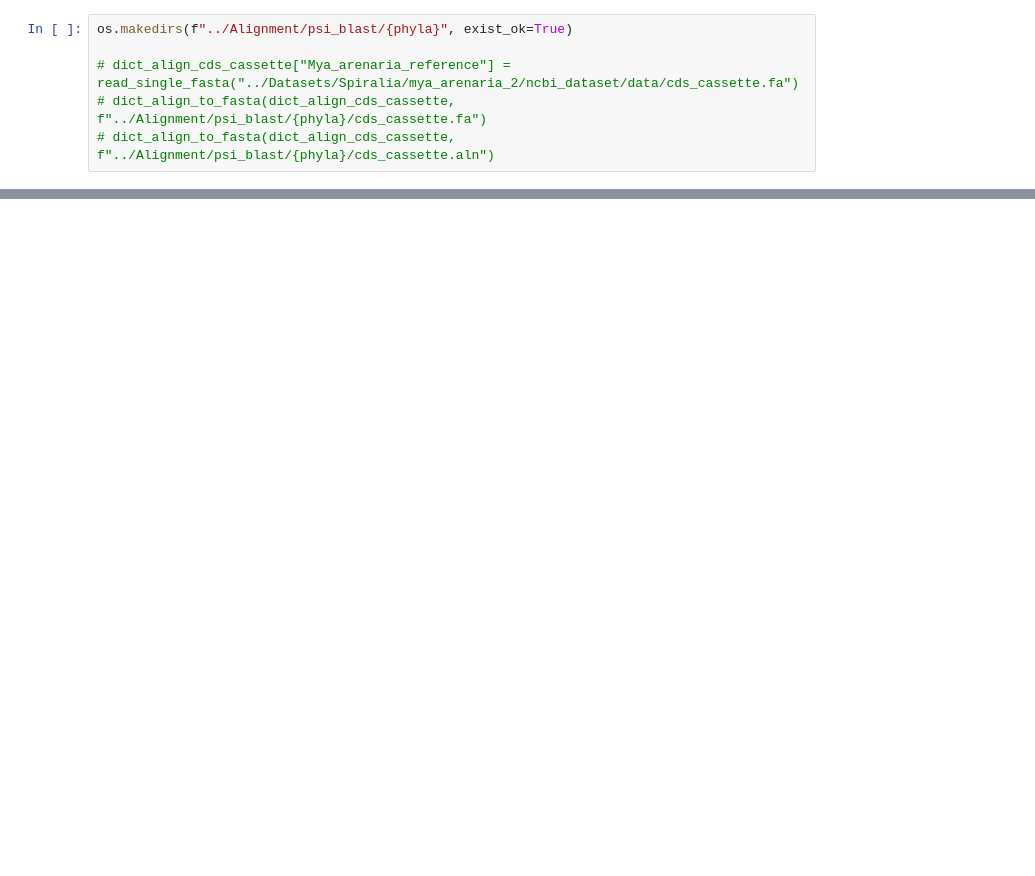
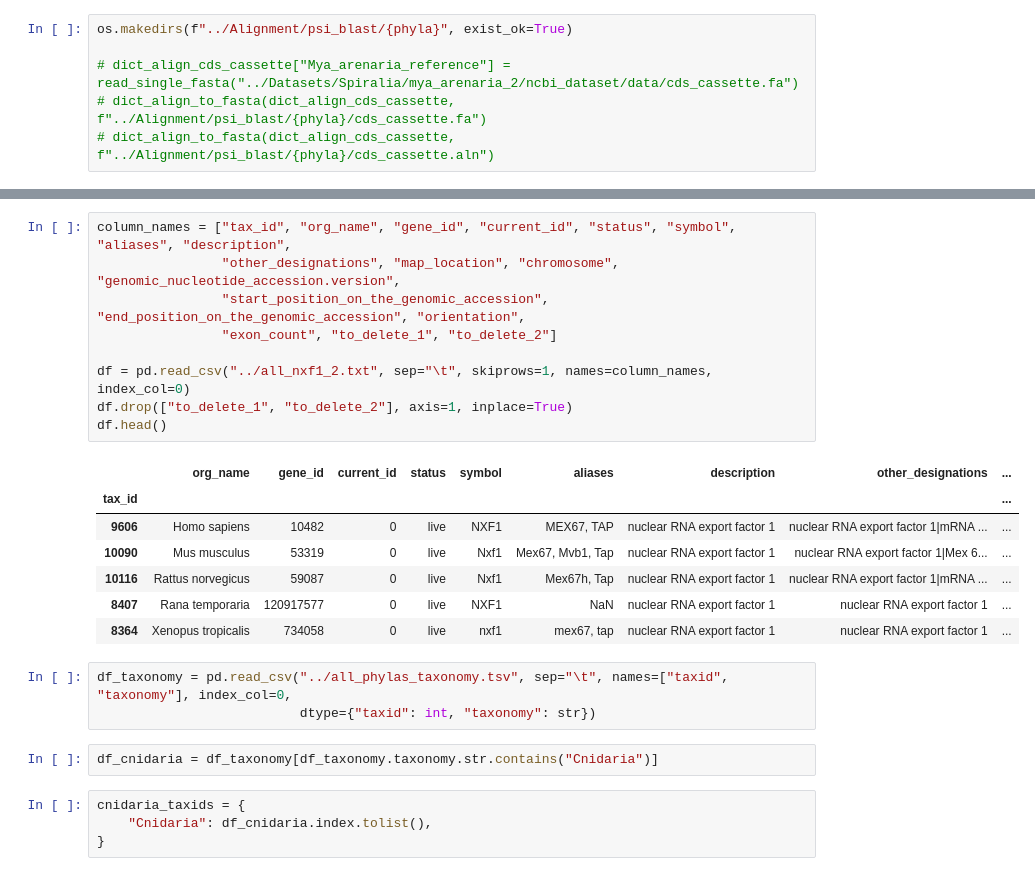
Before and after one commit to ArtemVaska/Diploma, a Jupyter notebook: Scripts/psi_blast_protostomia.ipynb, the cells around one changed output, grey strips where cells are left out. Drawn from its saved outputs; the diff is of its cells as text; blank space fills up the shorter version.

```diff
--- a/Scripts/psi_blast_protostomia.ipynb
+++ b/Scripts/psi_blast_protostomia.ipynb
@@ -206,0 +401,26 @@ os.makedirs(f"../Alignment/psi_blast/{phyla}", exist_ok=True)
+# %%
+column_names = ["tax_id", "org_name", "gene_id", "current_id", "status", "symbol", "aliases", "description",
+                "other_designations", "map_location", "chromosome", "genomic_nucleotide_accession.version",
+                "start_position_on_the_genomic_accession", "end_position_on_the_genomic_accession", "orientation",
+                "exon_count", "to_delete_1", "to_delete_2"]
+
+df = pd.read_csv("../all_nxf1_2.txt", sep="\t", skiprows=1, names=column_names, index_col=0)
+df.drop(["to_delete_1", "to_delete_2"], axis=1, inplace=True)
+df.head()
+# %% [output]
+|  | org_name | gene_id | current_id | status | symbol | aliases | description | other_designations | ... |
+| tax_id |  |  |  |  |  |  |  |  | ... |
+| 9606 | Homo sapiens | 10482 | 0 | live | NXF1 | MEX67, TAP | nuclear RNA export factor 1 | nuclear RNA export factor 1|mRNA ... | ... |
+| 10090 | Mus musculus | 53319 | 0 | live | Nxf1 | Mex67, Mvb1, Tap | nuclear RNA export factor 1 | nuclear RNA export factor 1|Mex 6... | ... |
+| 10116 | Rattus norvegicus | 59087 | 0 | live | Nxf1 | Mex67h, Tap | nuclear RNA export factor 1 | nuclear RNA export factor 1|mRNA ... | ... |
+| 8407 | Rana temporaria | 120917577 | 0 | live | NXF1 | NaN | nuclear RNA export factor 1 | nuclear RNA export factor 1 | ... |
+| 8364 | Xenopus tropicalis | 734058 | 0 | live | nxf1 | mex67, tap | nuclear RNA export factor 1 | nuclear RNA export factor 1 | ... |
+# %%
+df_taxonomy = pd.read_csv("../all_phylas_taxonomy.tsv", sep="\t", names=["taxid", "taxonomy"], index_col=0,
+                          dtype={"taxid": int, "taxonomy": str})
+# %%
+df_cnidaria = df_taxonomy[df_taxonomy.taxonomy.str.contains("Cnidaria")]
+# %%
+cnidaria_taxids = {
+    "Cnidaria": df_cnidaria.index.tolist(),
+}
```
Also changed, not shown: parts of 48 cells of this notebook.
